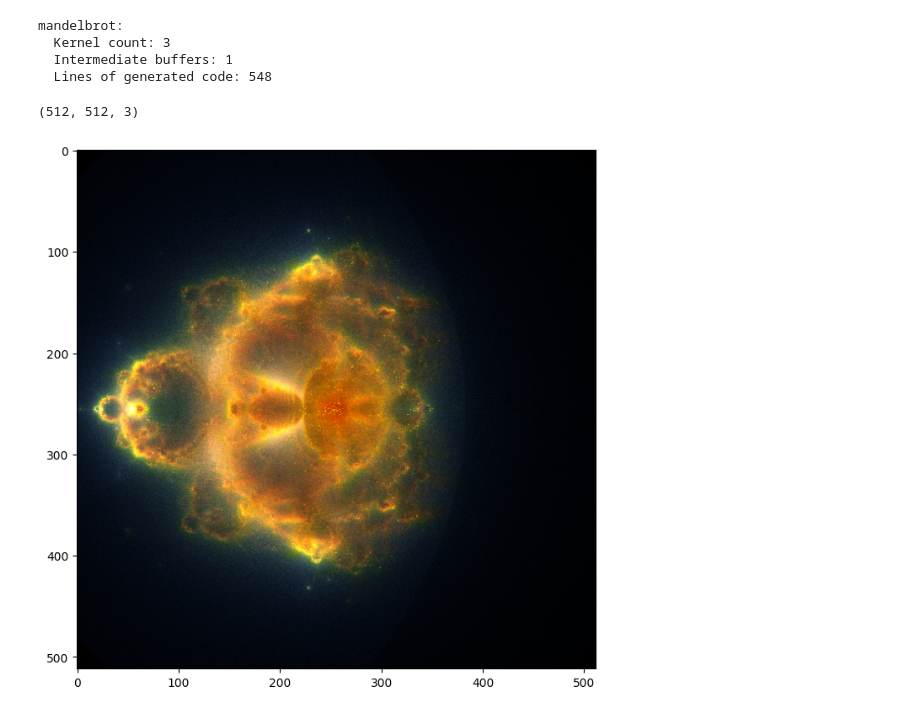
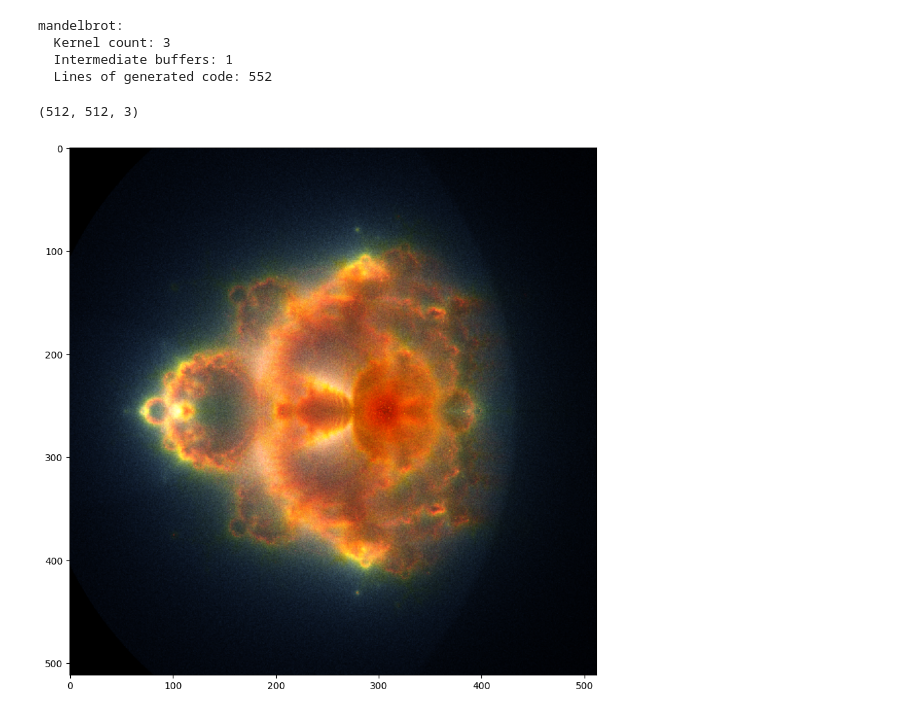
Before and after one commit to MichaelMoroz/TensorFrost, a Jupyter notebook: examples/buddhabrot.ipynb, the cells around one changed output. Saved outputs shown, nothing was run; the diff lists cells and outputs as text; code cells hidden in the pictures.

```diff
--- a/examples/buddhabrot.ipynb
+++ b/examples/buddhabrot.ipynb
@@ -7,6 +7,12 @@ import time
 tf.initialize(tf.cpu)
 
 S = 512
+MAX_ITER = 1000
+SAMPLES = 64
+
+T1 = MAX_ITER // 50
+T2 = MAX_ITER // 10
+T3 = MAX_ITER
 
 def smoothstep(edge0, edge1, x):
     t = tf.clamp((x - edge0) / (edge1 - edge0), 0.0, 1.0)
@@ -21,10 +27,10 @@ def mandelbrot():
 
     def sample_iteration(sit):
         seed.set(tf.pcg(seed))
-        u = (x + tf.pcgf(seed)) / tf.float(S)
-        v = (y + tf.pcgf(seed + tf.uint(5))) / tf.float(S)
-        u0 = (x + tf.pcgf(seed + tf.uint(25))) / tf.float(S)
-        v0 = (y + tf.pcgf(seed + tf.uint(388))) / tf.float(S)
+        u = (x + 2.0*tf.pcgf(seed)) / tf.float(S)
+        v = (y + 2.0*tf.pcgf(seed + tf.uint(5))) / tf.float(S)
+        u0 = (x + 2.0*tf.pcgf(seed + tf.uint(25))) / tf.float(S)
+        v0 = (y + 2.0*tf.pcgf(seed + tf.uint(388))) / tf.float(S)
 
         cx = (u * 2.0 - 1.0) * aspect * 1.5
         cy = (v * 2.0 - 1.0) * aspect * 1.5
@@ -45,9 +51,9 @@ def mandelbrot():
             tf.if_cond((z_re*z_re + z_im*z_im) > 4.0, lambda: tf.break_loop())
             l.set(l + 1)
 
-        tf.loop(loop_body, 0, 2500, 1)
+        tf.loop(loop_body, 0, MAX_ITER, 1)
 
-        tf.if_cond(l >= 2500, lambda: tf.continue_loop())
+        tf.if_cond(l >= MAX_ITER, lambda: tf.continue_loop())
 
         z_re.set(z0x)
         z_im.set(z0y)
@@ -59,17 +65,17 @@ def mandelbrot():
             z_im.set(z_im_new)
             tf.if_cond((z_re*z_re + z_im*z_im) > 4.0, lambda: tf.break_loop())
             px = z_im / 1.5 / aspect * 0.5 + 0.5
-            py = z_re / 1.5 / aspect * 0.5 + 0.5
+            py = z_re / 1.5 / aspect * 0.5 + 0.6
             tf.if_cond((px < 0.0) | (px > 1.0) | (py < 0.0) | (py > 1.0), lambda: tf.continue_loop())
             z_re_pix = tf.int(px * tf.float(S))
             z_im_pix = tf.int(py * tf.float(S))
-            tf.if_cond(l < 25, lambda: tf.scatterAdd(atomic_canvas[z_re_pix, z_im_pix, 2], 1))
-            tf.if_cond((l < 250) & (l >= 25), lambda: tf.scatterAdd(atomic_canvas[z_re_pix, z_im_pix, 1], 1))
-            tf.if_cond((l < 2500) & (l >= 250), lambda: tf.scatterAdd(atomic_canvas[z_re_pix, z_im_pix, 0], 1))
+            tf.if_cond(l < T1, lambda: tf.scatterAdd(atomic_canvas[z_re_pix, z_im_pix, 2], 1))
+            tf.if_cond((l < T2) & (l >= T1), lambda: tf.scatterAdd(atomic_canvas[z_re_pix, z_im_pix, 1], 1))
+            tf.if_cond((l < T3) & (l >= T2), lambda: tf.scatterAdd(atomic_canvas[z_re_pix, z_im_pix, 0], 1))
 
-        tf.loop(loop_body, 0, 2500, 1)
+        tf.loop(loop_body, 0, MAX_ITER, 1)
 
-    tf.loop(sample_iteration, 0, 64, 1)
+    tf.loop(sample_iteration, 0, SAMPLES, 1)
 
     canvas = tf.buffer([S, S, 3], tf.float32)
 
@@ -80,9 +86,11 @@ def mandelbrot():
     ry = y + z
     rz = z
 
-    canvas[i, j, 0] = smoothstep(0.0, 1.0, 2.5 * (rx/3e3) ** 0.9)
-    canvas[i, j, 1] = smoothstep(0.0, 1.0, 2.5 * (ry/3e3) ** 0.8)
-    canvas[i, j, 2] = smoothstep(0.0, 1.0, 2.5 * (rz/3e3) ** 0.7)
+    norm = float(MAX_ITER * SAMPLES) / 30.0
+
+    canvas[i, j, 0] = smoothstep(0.0, 1.0, 2.5 * (rx/norm) ** 0.9)
+    canvas[i, j, 1] = smoothstep(0.0, 1.0, 2.5 * (ry/norm) ** 0.8)
+    canvas[i, j, 2] = smoothstep(0.0, 1.0, 2.5 * (rz/norm) ** 0.7)
 
     return [canvas]
 
@@ -91,7 +99,7 @@ mand = tf.compile(mandelbrot)
 mandelbrot:
   Kernel count: 3
   Intermediate buffers: 1
-  Lines of generated code: 548
+  Lines of generated code: 552
 # %%
 res = mand()
 resnp = res[0].numpy
@@ -100,8 +108,8 @@ print(resnp.shape)
 (512, 512, 3)
 # %%
 # plot the result
-plt.figure(figsize=(8,8))
+plt.figure(figsize=(10,10))
 plt.imshow(resnp)
 plt.show()
 # %% [output]
-[figure, old version]
+[figure, new version]
```
Also changed, not shown: 3 other files.
